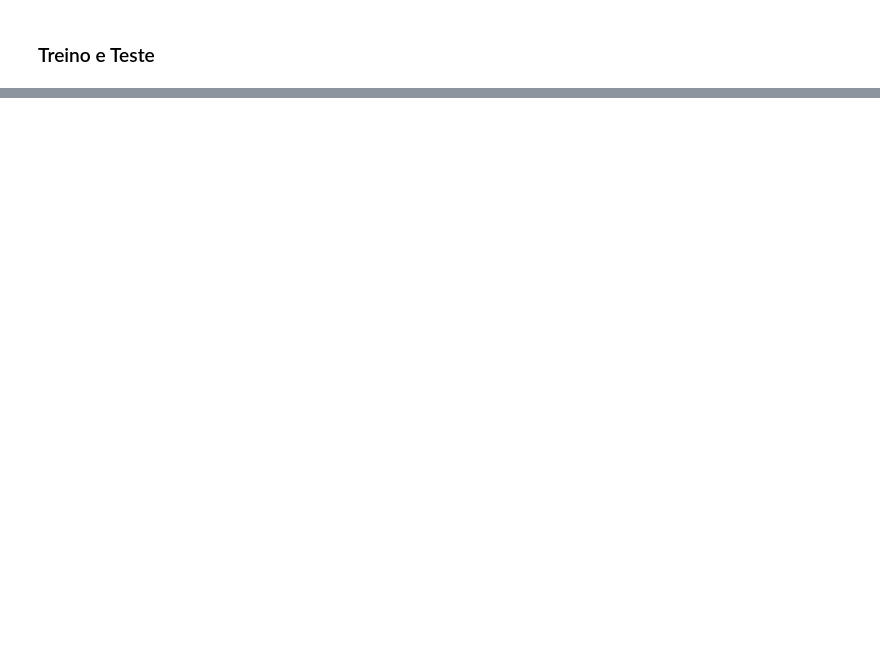
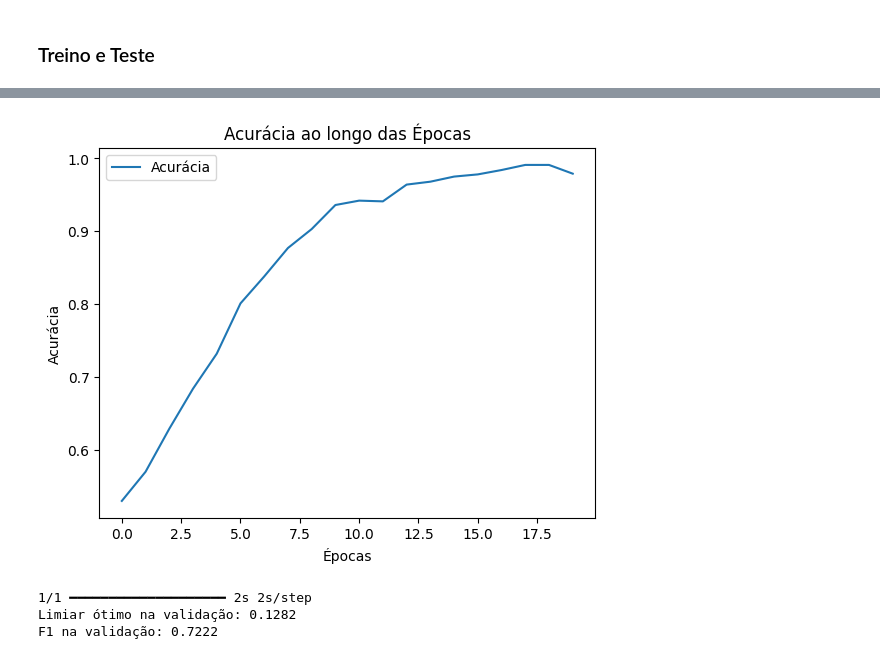
Before and after one commit to a-mendes/cockatiel-gender-identification-cnn, a Jupyter notebook: Identificação_de_Gênero_em_Calopstas.ipynb, the cells around one changed output, grey strips where cells are left out. Cells and saved outputs as stored; diff of their text form; code cells hidden in the pictures; blank space fills up the shorter version.

```diff
--- a/Identificação_de_Gênero_em_Calopstas.ipynb
+++ b/Identificação_de_Gênero_em_Calopstas.ipynb
@@ -204,3 +262,18 @@ Model: "sequential"
+# %%
+optimizer = tf.keras.optimizers.Adam(
+    learning_rate=1e-5
+)
+
+model.compile(
+    optimizer=optimizer,
+    loss='binary_crossentropy',
+    metrics=[
+        'accuracy',
+        tf.keras.metrics.Precision(name='precision'),
+        tf.keras.metrics.Recall(name='recall'),
+        tf.keras.metrics.AUC(name='auc')
+    ]
+)
 # %% [markdown]
 ### Treino e Teste
 # %%
@@ -216,13 +304,42 @@ Epoch 1/10
 # %%
 def plot_acuracy(history):
     acc = history.history['accuracy']
 
     plt.plot(acc, label='Acurácia')
     plt.title('Acurácia ao longo das Épocas')
     plt.xlabel('Épocas')
     plt.ylabel('Acurácia')
     plt.legend()
     plt.show()
 
-plot_acuracy(history)
+plot_acuracy(history_finetuning)
+# %% [output]
+[figure, added]
+# %%
+from sklearn.metrics import precision_recall_curve
+
+
+def find_best_threshold(model, validation_generator):
+    validation_generator.reset()
+    validation_probabilities = model.predict(validation_generator).ravel()
+    validation_true = validation_generator.classes
+
+    precisions, recalls, thresholds = precision_recall_curve(validation_true, validation_probabilities)
+    f1_scores = (2 * precisions * recalls) / (precisions + recalls + 1e-8)
+
+    best_index = np.argmax(f1_scores[:-1])
+    best_threshold = thresholds[best_index]
+    best_f1 = f1_scores[best_index]
+
+    print(f"Limiar ótimo na validação: {best_threshold:.4f}")
+    print(f"F1 na validação: {best_f1:.4f}")
+
+    return best_threshold
+
+
+decision_threshold = find_best_threshold(model, validation_generator)
+# %% [output]
+1/1 ━━━━━━━━━━━━━━━━━━━━ 2s 2s/step
+Limiar ótimo na validação: 0.1282
+F1 na validação: 0.7222
 # %%
```
Also changed, not shown: parts of 11 cells of this notebook.
